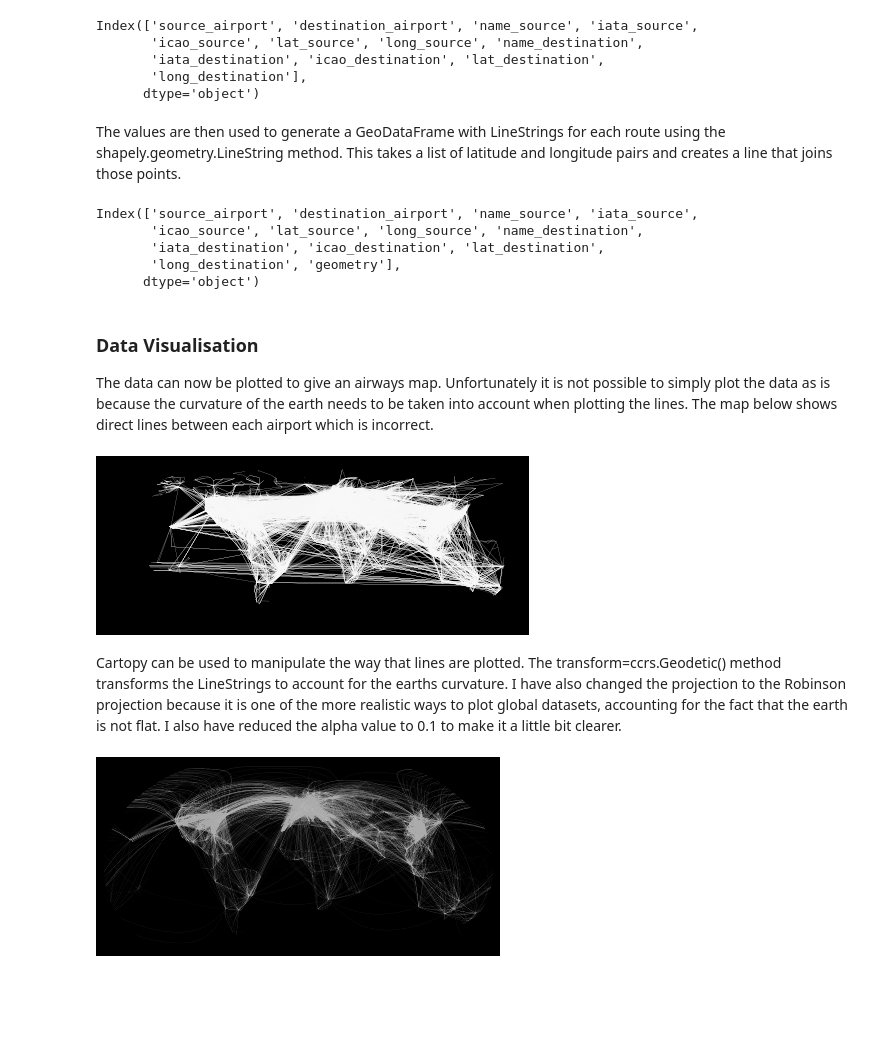
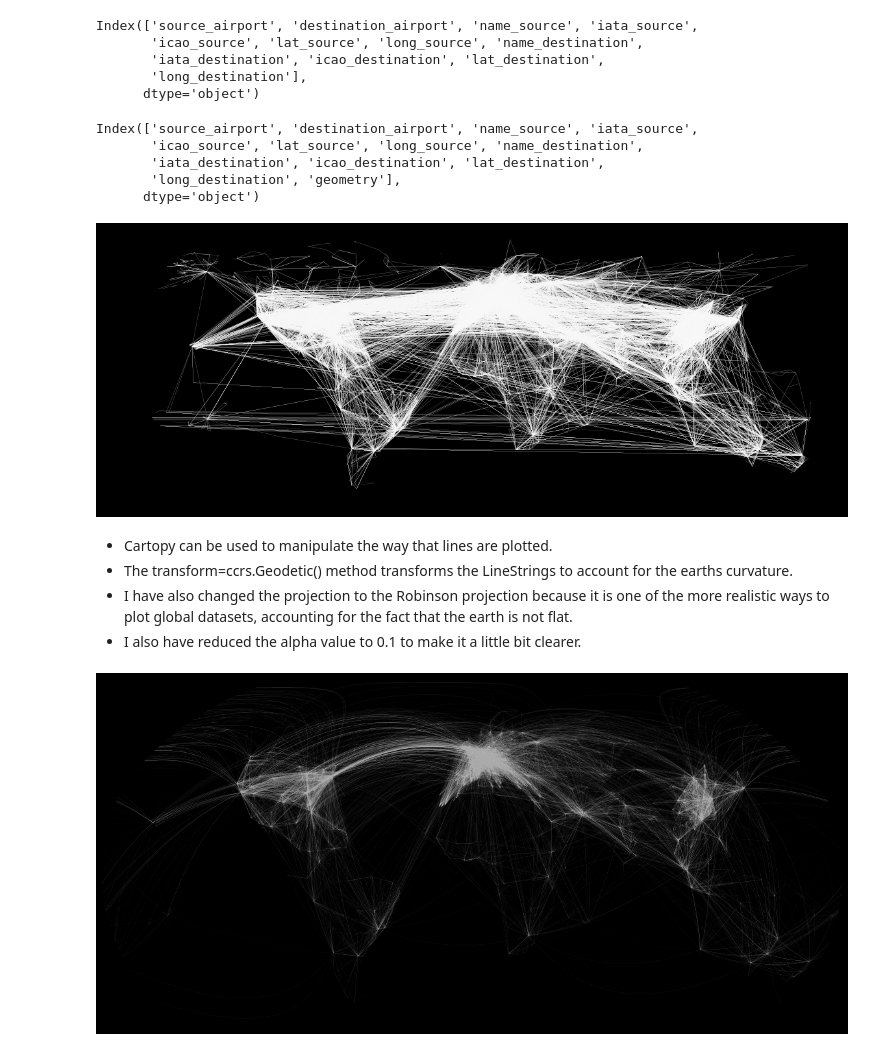
Before and after one commit to symmy596/PythonMaps-Scipy-2022, a Jupyter notebook: slides/3_Points_and_Lines.ipynb, the cells around one changed output. Drawn from its saved outputs; the diff is of its cells as text; code cells hidden in the pictures; blank space fills up the shorter version.

```diff
--- a/slides/3_Points_and_Lines.ipynb
+++ b/slides/3_Points_and_Lines.ipynb
@@ -169,8 +156,6 @@ Index(['source_airport', 'destination_airport', 'name_source', 'iata_source',
        'iata_destination', 'icao_destination', 'lat_destination',
        'long_destination'],
       dtype='object')
-# %% [markdown]
-The values are then used to generate a GeoDataFrame with LineStrings for each route using the shapely.geometry.LineString method. This takes a list of latitude and longitude pairs and creates a line that joins those points.
 # %%
 from shapely.geometry import LineString
 
@@ -184,31 +169,29 @@ Index(['source_airport', 'destination_airport', 'name_source', 'iata_source',
        'iata_destination', 'icao_destination', 'lat_destination',
        'long_destination', 'geometry'],
       dtype='object')
-# %% [markdown]
-### Data Visualisation
-
-The data can now be plotted to give an airways map. Unfortunately it is not possible to simply plot the data as is because the curvature of the earth needs to be taken into account when plotting the lines. The map below shows direct lines between each airport which is incorrect.
 # %%
-fig = plt.figure(facecolor='black')
+fig = plt.figure(facecolor='black', figsize=(20,20))
 ax = plt.axes()
 
-fig.set_size_inches(7, 3.5)
 ax.patch.set_facecolor('black')
 
 routes_geodata.plot(ax=ax, color='white', linewidth=0.1)
 
 plt.setp(ax.spines.values(), color='black')
 plt.setp([ax.get_xticklines(), ax.get_yticklines()], color='black')
 
 plt.show()
 # %% [output]
-[figure, old version]
+[figure, new version]
 # %% [markdown]
-Cartopy can be used to manipulate the way that lines are plotted. The transform=ccrs.Geodetic() method transforms the LineStrings to account for the earths curvature. I have also changed the projection to the Robinson projection because it is one of the more realistic ways to plot global datasets, accounting for the fact that the earth is not flat. I also have reduced the alpha value to 0.1 to make it a little bit clearer.
+- Cartopy can be used to manipulate the way that lines are plotted.
+- The transform=ccrs.Geodetic() method transforms the LineStrings to account for the earths curvature.
+- I have also changed the projection to the Robinson projection because it is one of the more realistic ways to plot global datasets, accounting for the fact that the earth is not flat.
+- I also have reduced the alpha value to 0.1 to make it a little bit clearer.
 # %%
-fig = plt.figure(facecolor='black')
+fig = plt.figure(facecolor='black', figsize=(20,20))
 ax = plt.axes(projection=ccrs.Robinson())
-fig.set_size_inches(7, 3.5)
+
 ax.patch.set_facecolor('black')
 
 routes_geodata.plot(ax=ax, transform=ccrs.Geodetic(), color='white', linewidth=0.1, alpha=0.1)
@@ -219,7 +202,7 @@ ax.set_ylim(-7000000, 8800000)
 
 plt.show()
 # %% [output]
-[figure, old version]
+[figure, new version]
 # %% [markdown]
 ### Exercise 3
 
```
Also changed, not shown: parts of 10 cells of this notebook, 5 other files.
